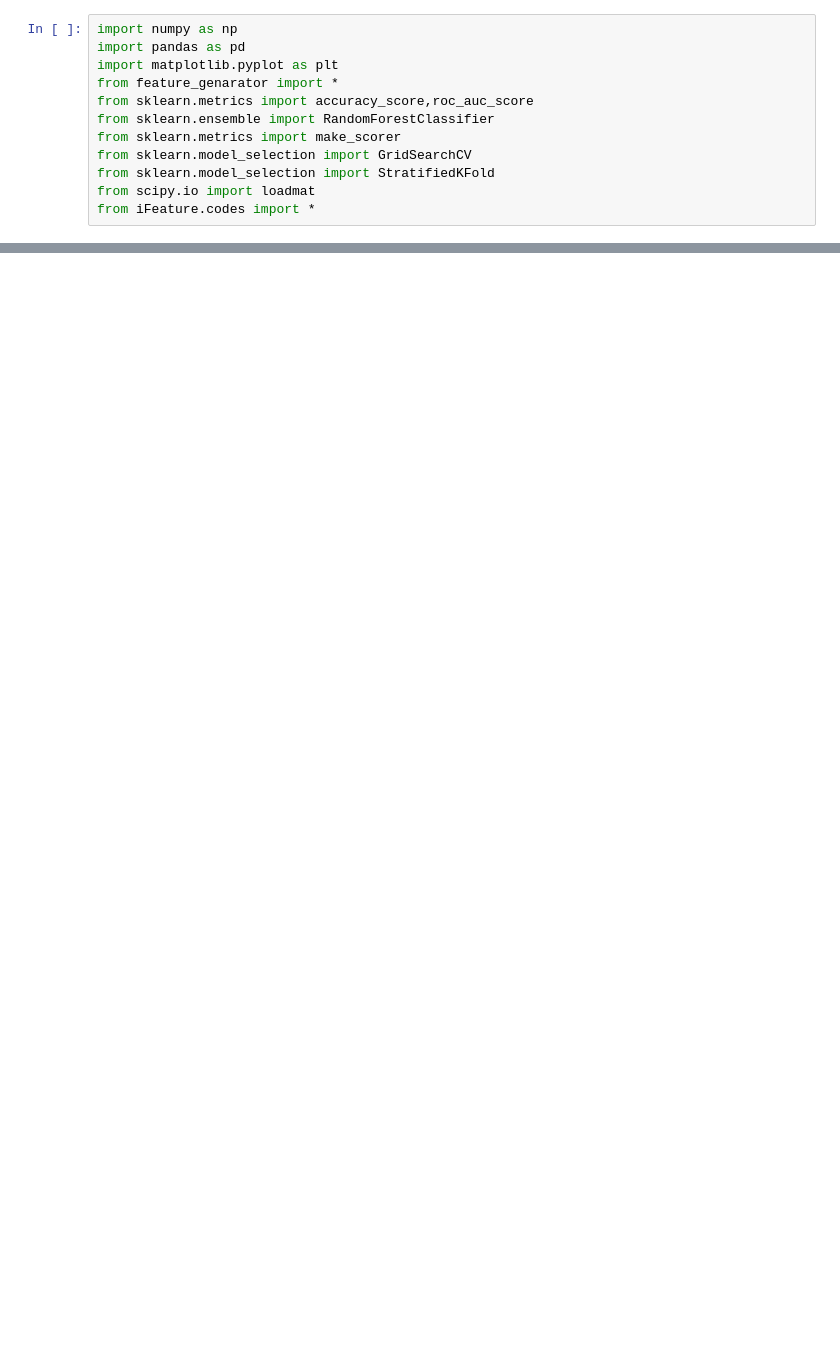
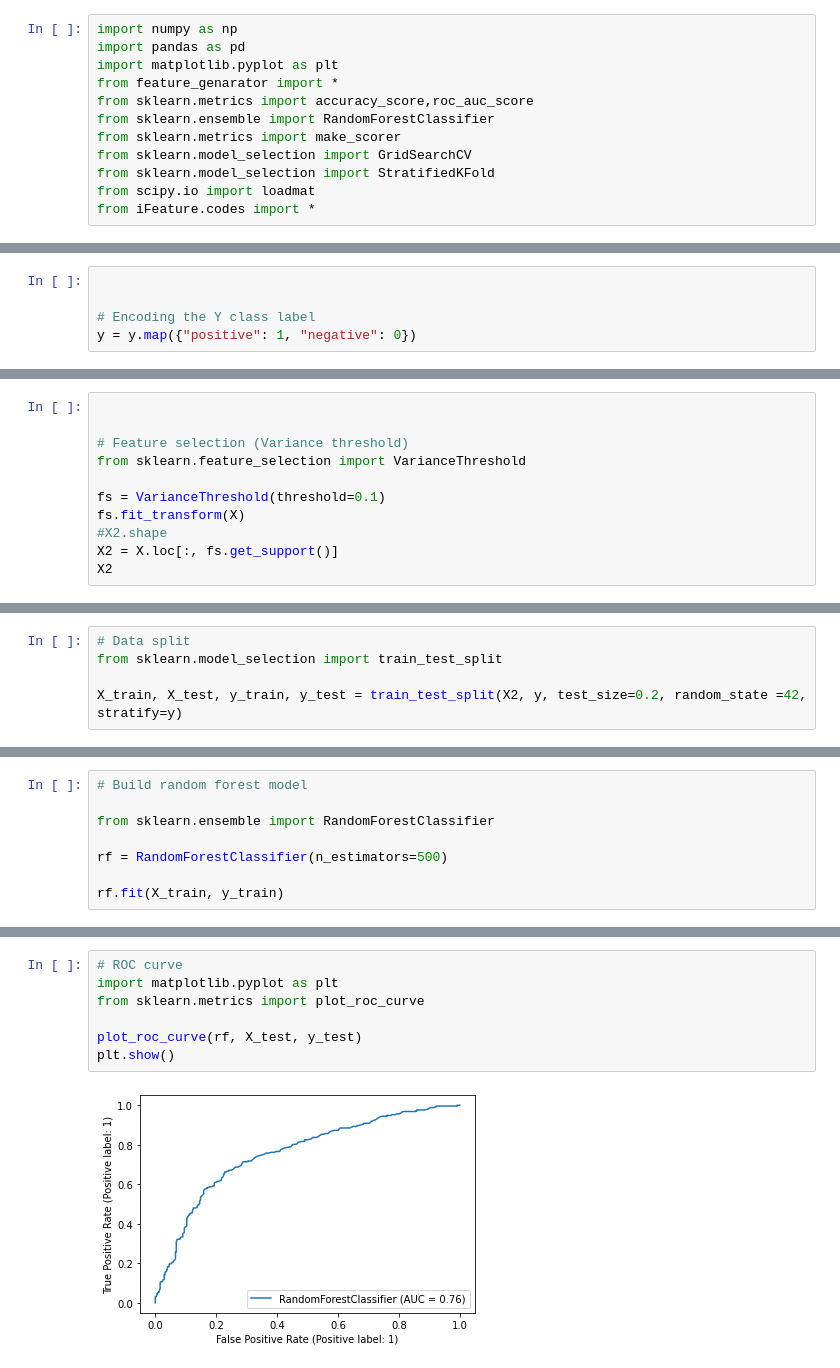
Before and after one commit to TrungLee2020/classifification-peptit, a Jupyter notebook: PreAIPs.ipynb, the cells around one changed output, grey strips where cells are left out. Drawn from its saved outputs; the diff is of its cells as text; blank space fills up the shorter version.

```diff
--- a/PreAIPs.ipynb
+++ b/PreAIPs.ipynb
@@ -193,0 +82,5 @@ AttributeError: 'list' object has no attribute 'keys'
+# %%
+
+
+# Encoding the Y class label
+y = y.map({"positive": 1, "negative": 0})
@@ -193,0 +91,11 @@ AttributeError: 'list' object has no attribute 'keys'
+# %%
+
+
+# Feature selection (Variance threshold)
+from sklearn.feature_selection import VarianceThreshold
+
+fs = VarianceThreshold(threshold=0.1)
+fs.fit_transform(X)
+#X2.shape
+X2 = X.loc[:, fs.get_support()]
+X2
@@ -193,0 +116,5 @@ AttributeError: 'list' object has no attribute 'keys'
+# %%
+# Data split
+from sklearn.model_selection import train_test_split
+
+X_train, X_test, y_train, y_test = train_test_split(X2, y, test_size=0.2, random_state =42, stratify=y)
@@ -193,0 +139,8 @@ AttributeError: 'list' object has no attribute 'keys'
+# %%
+# Build random forest model
+
+from sklearn.ensemble import RandomForestClassifier
+
+rf = RandomForestClassifier(n_estimators=500)
+
+rf.fit(X_train, y_train)
@@ -193,0 +186,9 @@ AttributeError: 'list' object has no attribute 'keys'
+# %%
+# ROC curve
+import matplotlib.pyplot as plt
+from sklearn.metrics import plot_roc_curve
+
+plot_roc_curve(rf, X_test, y_test)
+plt.show()
+# %% [output]
+[figure, added]
```
Also changed, not shown: parts of 42 cells of this notebook.
